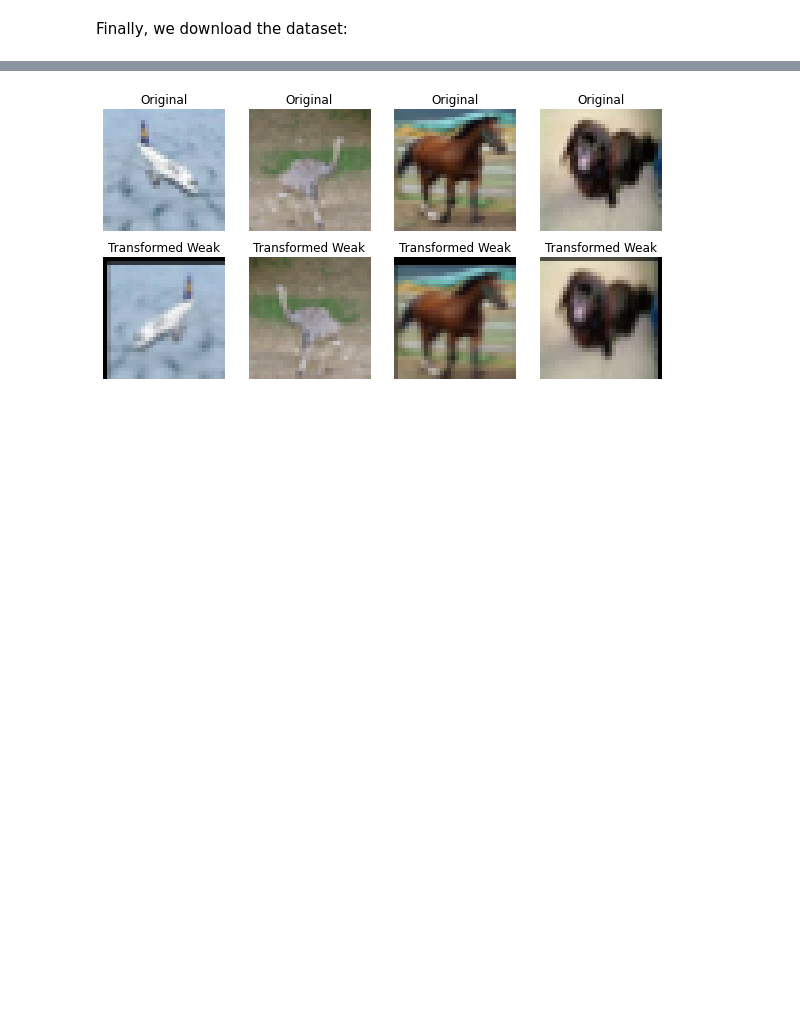
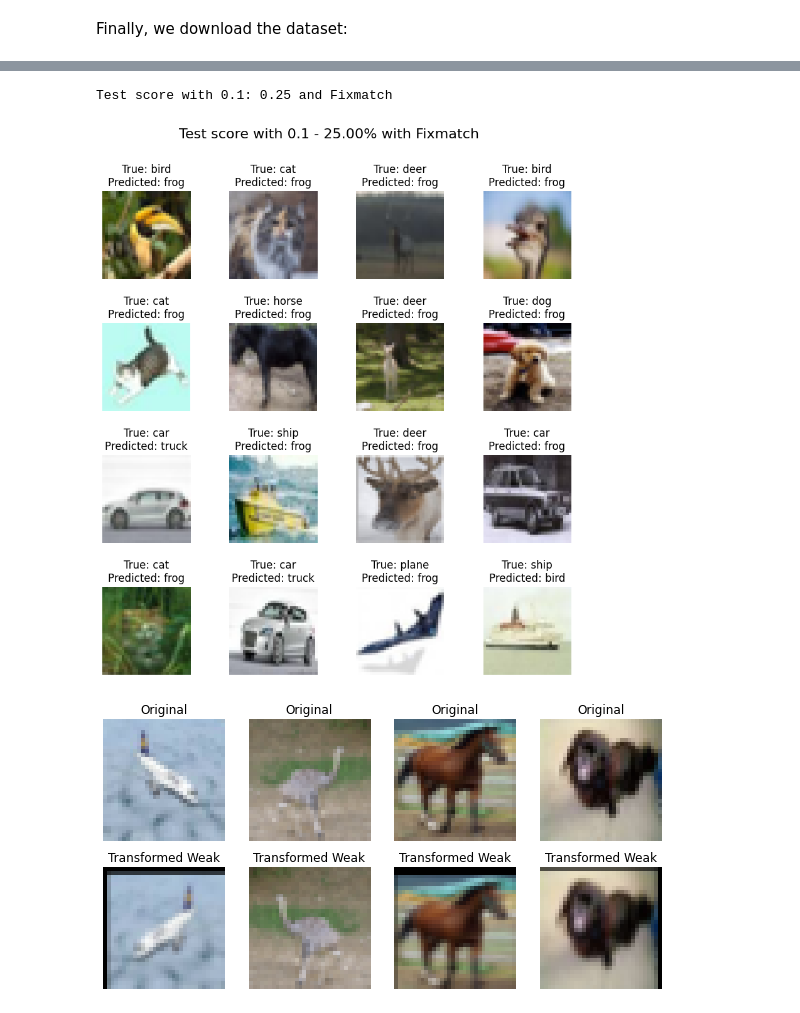
Before and after one commit to julien-blanchon/ProjetFixMatch, a Jupyter notebook: Projet_FixMatch.ipynb, the cells around one changed output, grey strips where cells are left out. Saved outputs shown, nothing was run; the diff lists cells and outputs as text; code cells hidden in the pictures; blank space fills up the shorter version.

```diff
--- a/Projet_FixMatch.ipynb
+++ b/Projet_FixMatch.ipynb
@@ -464,0 +513,32 @@ Test score with 0.01: 0.125
+# %%
+EPOCHS = 50
+
+
+# Define your dataset and dataloaders for labeled and unlabeled data
+SUBSET_PROP = 0.10
+trainset_subsample, _ = torch.utils.data.random_split(trainset, [SUBSET_PROP, 1-SUBSET_PROP])
+
+trainset_sup, trainset_unsup = torch.utils.data.random_split(trainset_subsample, [1/(1+MU), MU/(1+MU)])
+
+labeled_dataloader = DataLoader(
+    trainset_sup,
+    batch_size=BATCH_SIZE,
+    shuffle=True,
+    num_workers=4
+)
+unlabeled_dataloader = DataLoader(
+    trainset_unsup,
+    batch_size=BATCH_SIZE,
+    shuffle=True,
+    num_workers=4
+)
+# %%
+# Transform
+weak_transform = K.ImageSequential(
+    K.RandomHorizontalFlip(p=0.50), # 50% chance of flipping
+    K.RandomAffine(degrees=0, translate=(0.125, 0.125)), # 12.5% chance of vertical of horizontal translation
+)
+
+strong_transform = K.ImageSequential(
+    K.auto.AutoAugment("cifar10"),
+)
@@ -465,3 +664,19 @@ Test score with 0.01: 0.125
+# %%
+# save the model
+torch.save(model.state_dict(), f"{torch_models}/model_fixmatch.pth")
+
+test_image, test_labels = testloader.__iter__().__next__()
+test_image = test_image.to(device)
+outputs_test = model(test_image)
+label_pred_test = outputs_test.argmax(dim=1)
+
+print(f"Test score with {SUBSET_PROP}: {test_accuracy} and Fixmatch")
+
+fig4 = plot_images(test_image, test_labels, label_pred_test, classes, figure_name=f"Test score with {SUBSET_PROP} - {test_accuracy*100:.2f}% with Fixmatch")
+fig4.savefig(f"./figures/test_score_{SUBSET_PROP}_fixmatch.png")
+# %% [output]
+Test score with 0.1: 0.25 and Fixmatch
+[figure, added]
 # %%
 EPOCHS = 10
 
```
Also changed, not shown: parts of 21 cells of this notebook, 10 other files.
